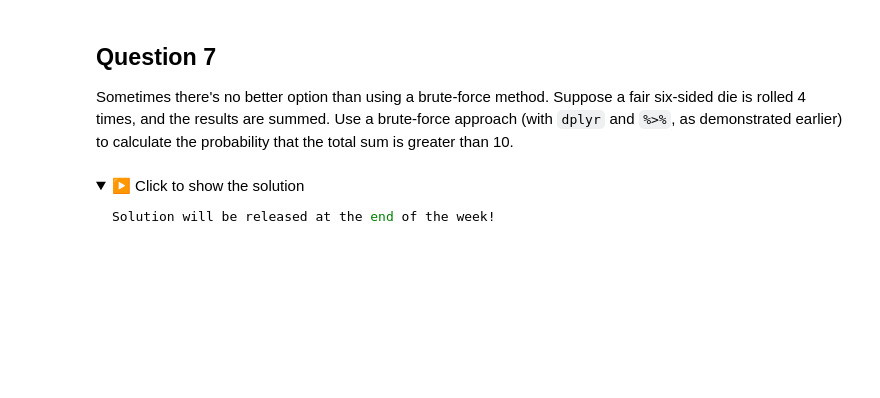
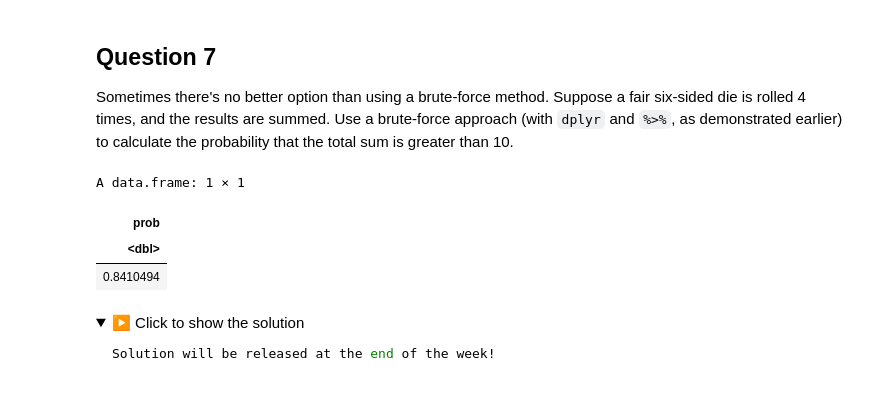
Before and after one commit to ashley0426/MXB107, a Jupyter notebook: notebooks/Week_4.ipynb, the cells around one changed output. Saved outputs shown, nothing was run; the diff lists cells and outputs as text; code cells hidden in the pictures; folded sections open; blank space fills up the shorter version.

```diff
--- a/notebooks/Week_4.ipynb
+++ b/notebooks/Week_4.ipynb
@@ -654,6 +703,21 @@ Solution will be released at the end of the week!
 ## **Question 7**
 
 Sometimes there's no better option than using a brute-force method. Suppose a fair six-sided die is rolled 4 times, and the results are summed. Use a brute-force approach (with `dplyr` and `%>%`, as demonstrated earlier) to calculate the probability that the total sum is greater than 10.
+# %%
+die1 = die2 = die3 = die4 = 1:6
+outcomes = expand.grid(die1, die2, die3, die4)
+outcomes %>%
+  rename(Die1 = Var1, Die2 = Var2, Die3 = Var3, Die4 = Var4) -> outcomes
+
+outcomes %>%
+  mutate(sum_outcomes = Die1 + Die2 + Die3 + Die4) %>%
+  filter(sum_outcomes > 10) %>%
+  summarise(prob = n() / nrow(outcomes))
+# %% [output]
+A data.frame: 1 × 1
+| prob |
+| <dbl> |
+| 0.8410494 |
 # %% [markdown]
 <details>
 <summary>▶️ Click to show the solution</summary>
```
Also changed, not shown: parts of 10 cells of this notebook.
